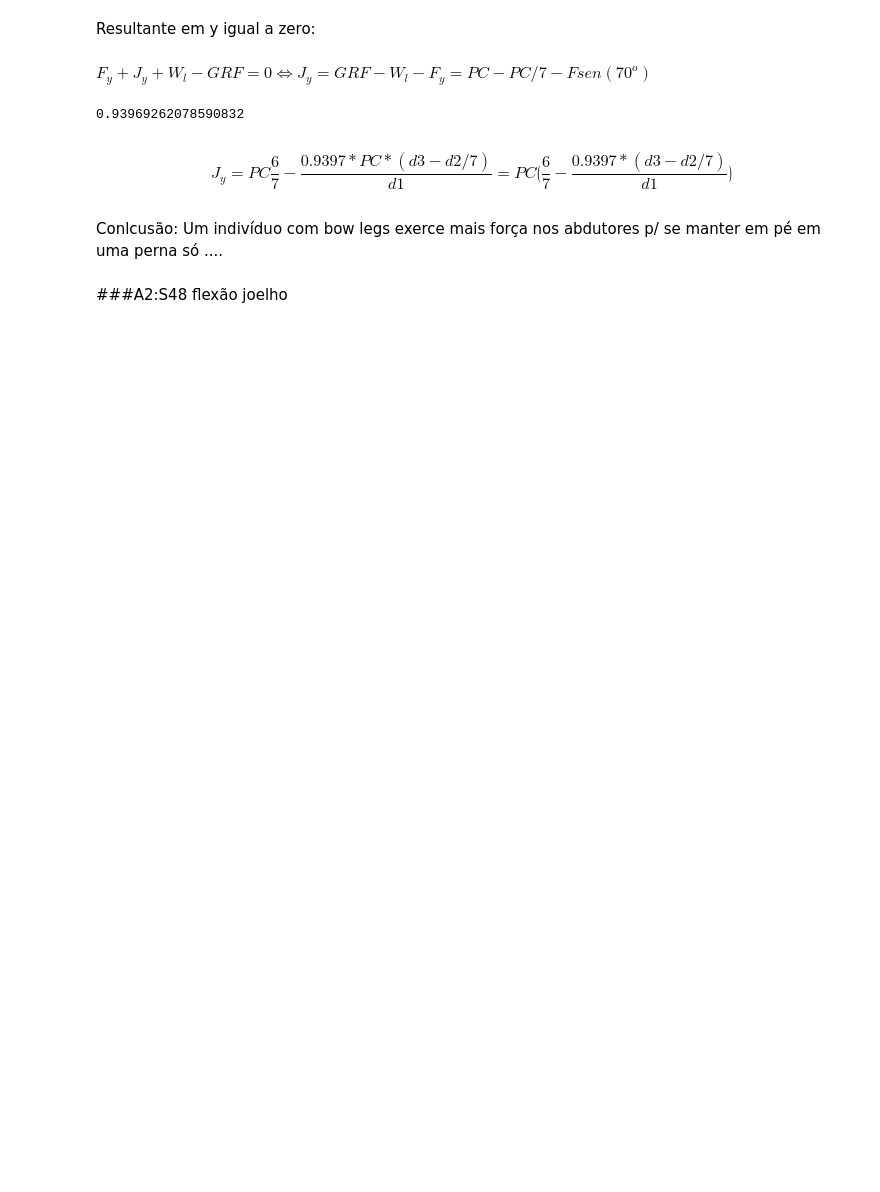
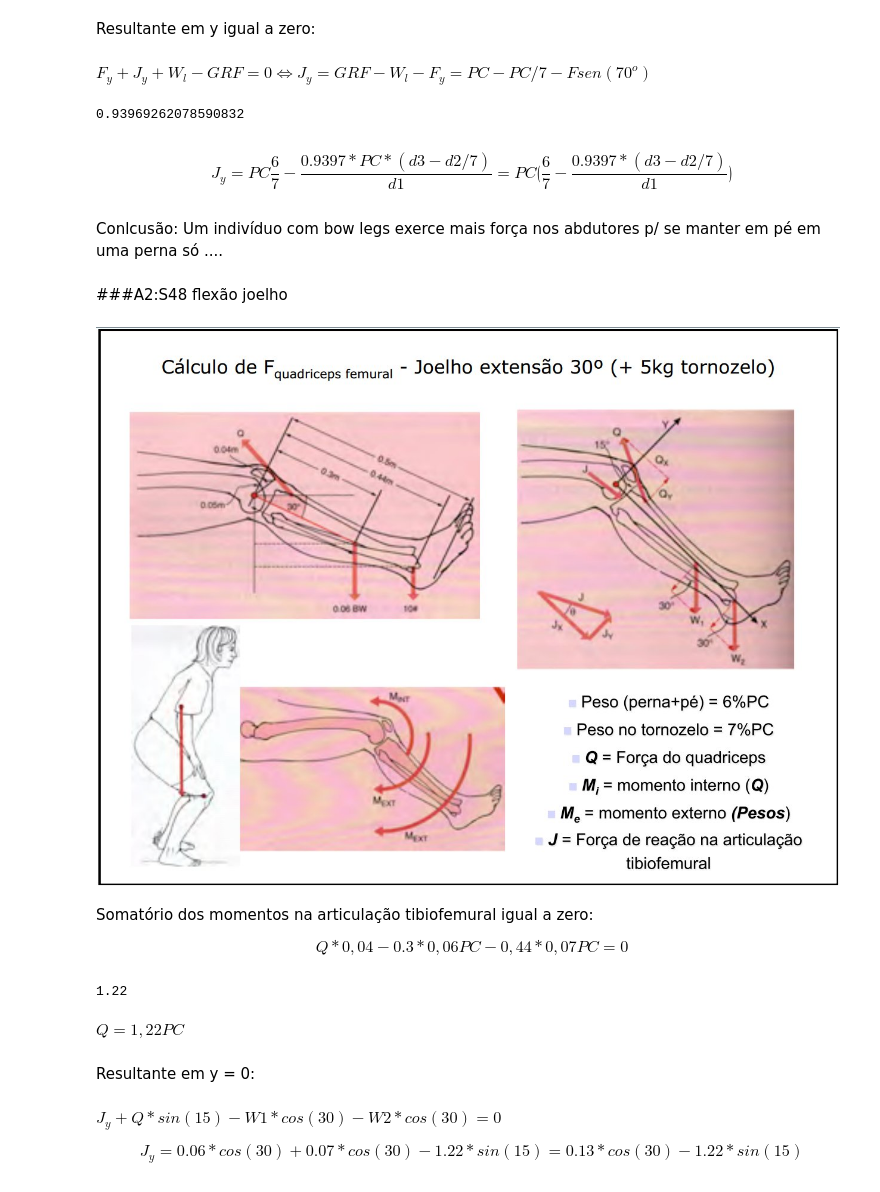
Before and after one commit to ojon/Exercicios_Biomecanica, a Jupyter notebook: ExerciciosEstatica.ipynb, the cells around one changed output. Saved outputs shown, nothing was run; the diff lists cells and outputs as text; code cells hidden in the pictures; blank space fills up the shorter version.

```diff
--- a/ExerciciosEstatica.ipynb
+++ b/ExerciciosEstatica.ipynb
@@ -161,3 +161,24 @@ $$J_y = PC \frac{6}{7} - \frac{0.9397 * PC * (d3 - d2/7) }{d1} = PC \lgroup\frac
 Conlcusão: Um indivíduo com bow legs exerce mais força nos abdutores p/ se manter em pé em uma perna só ....
 # %% [markdown]
 ###A2:S48 flexão joelho
+# %%
+A2S48img = Image(filename='A2S48.jpeg')
+A2S48img
+# %% [output]
+[figure, added]
+# %% [markdown]
+Somatório dos momentos na articulação tibiofemural igual a zero:
+
+$$Q * 0,04 - 0.3 * 0,06 PC - 0,44 * 0,07 PC = 0$$
+# %%
+(0.3*0.06+0.44*0.07)/0.04
+# %% [output]
+1.22
+# %% [markdown]
+$Q = 1,22 PC$
+# %% [markdown]
+Resultante em y = 0:
+# %% [markdown]
+$J_y + Q * sin(15)- W1 * cos(30)  - W2 * cos(30) = 0$
+
+$$J_y =  0.06 * cos(30)  + 0.07 * cos(30) - 1.22 * sin(15) = 0.13 * cos(30) - 1.22 * sin(15)$$
```
Also changed, not shown: parts of 7 cells of this notebook.
